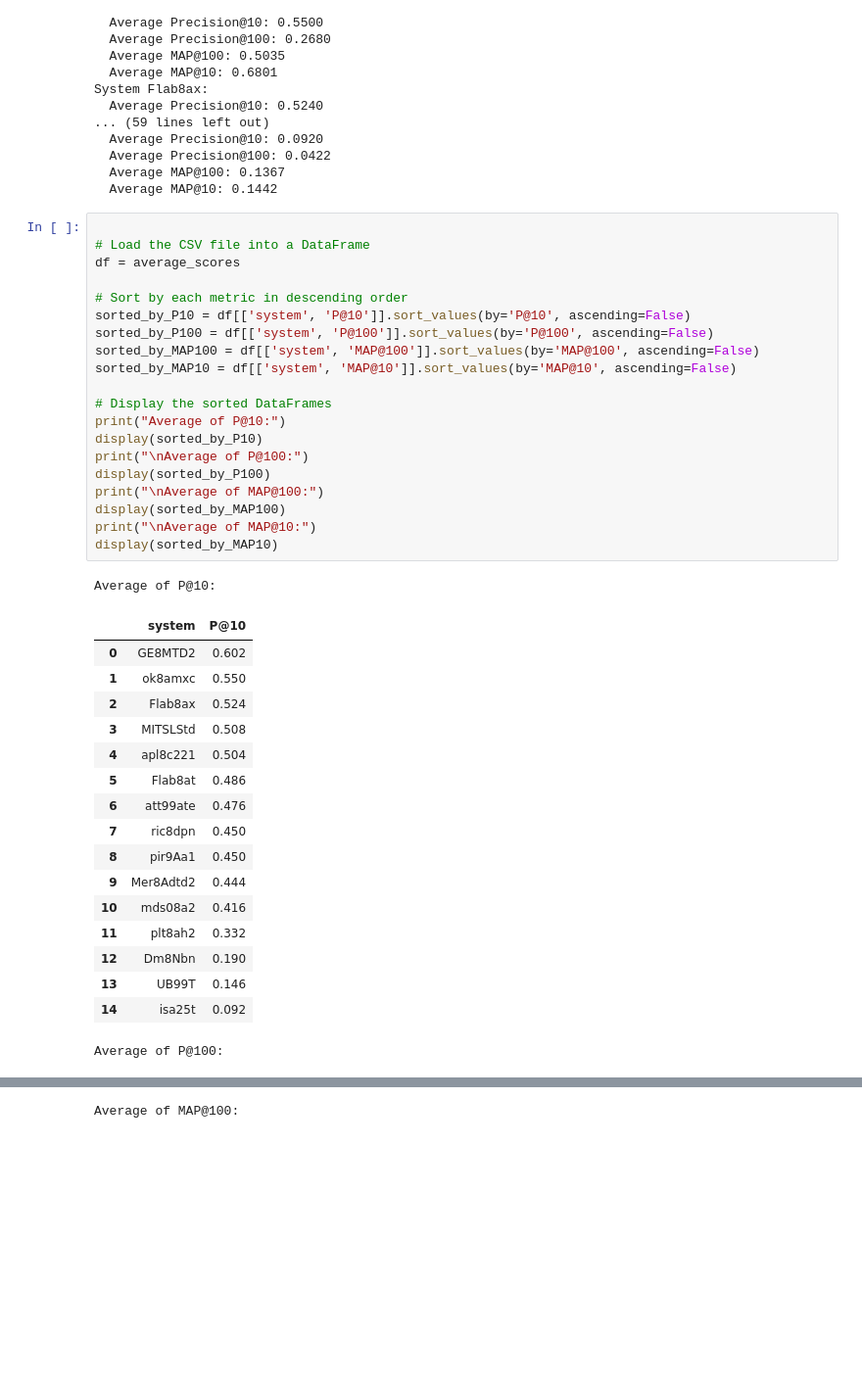
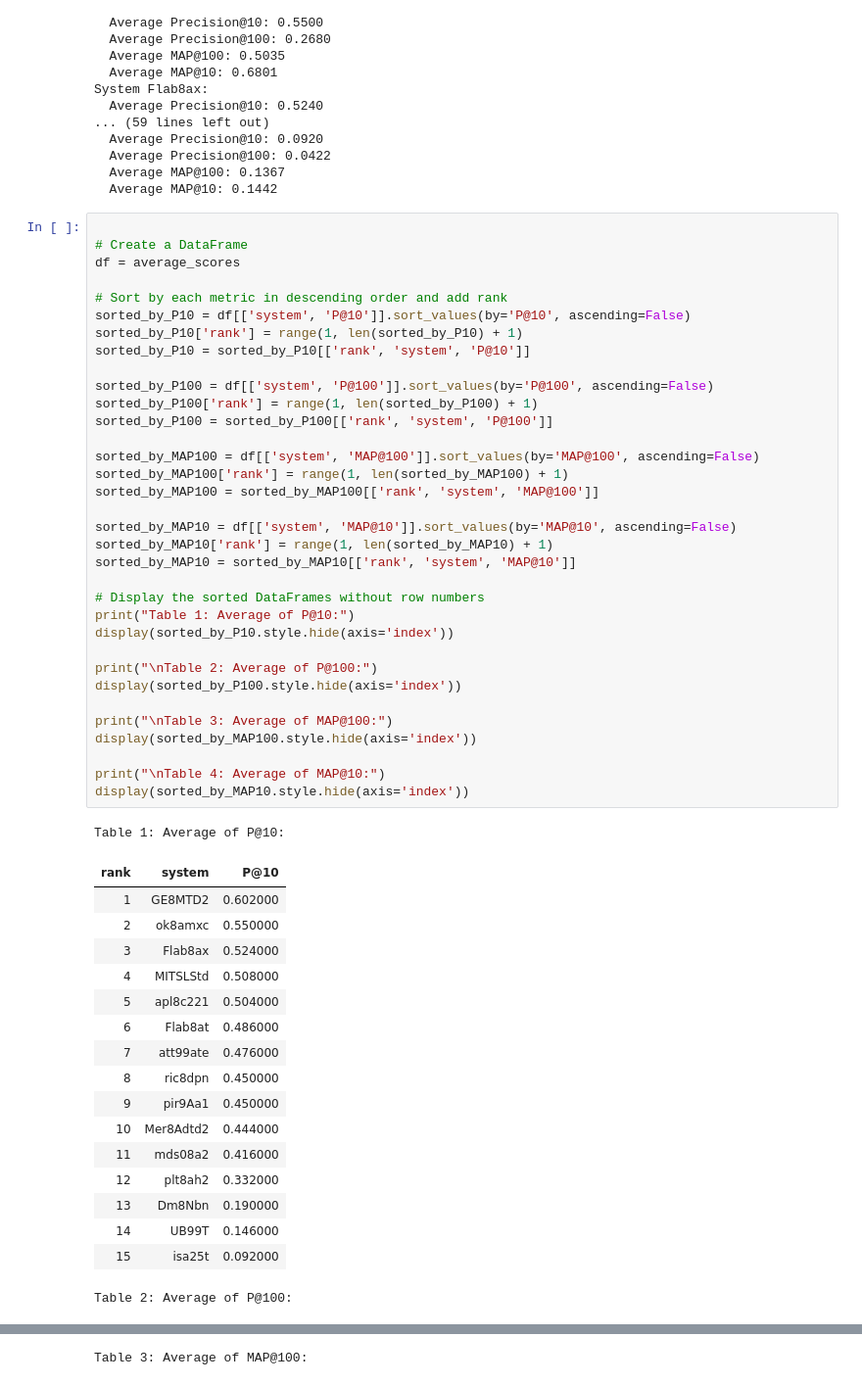
Before and after one commit to naisyh/IR, a Jupyter notebook: PandMAP.ipynb, the cells around one changed output, grey strips where cells are left out. Shown at 98% size. Cells and saved outputs as stored; diff of their text form; blank space fills up the shorter version.

Commit message:
rank update

```diff
--- a/PandMAP.ipynb
+++ b/PandMAP.ipynb
@@ -378,40 +378,54 @@ System Flab8ax:
   Average MAP@10: 0.1442
 # %%
 
-# Load the CSV file into a DataFrame
+# Create a DataFrame
 df = average_scores
 
-# Sort by each metric in descending order
+# Sort by each metric in descending order and add rank
 sorted_by_P10 = df[['system', 'P@10']].sort_values(by='P@10', ascending=False)
+sorted_by_P10['rank'] = range(1, len(sorted_by_P10) + 1)
+sorted_by_P10 = sorted_by_P10[['rank', 'system', 'P@10']]
+
 sorted_by_P100 = df[['system', 'P@100']].sort_values(by='P@100', ascending=False)
+sorted_by_P100['rank'] = range(1, len(sorted_by_P100) + 1)
+sorted_by_P100 = sorted_by_P100[['rank', 'system', 'P@100']]
+
 sorted_by_MAP100 = df[['system', 'MAP@100']].sort_values(by='MAP@100', ascending=False)
+sorted_by_MAP100['rank'] = range(1, len(sorted_by_MAP100) + 1)
+sorted_by_MAP100 = sorted_by_MAP100[['rank', 'system', 'MAP@100']]
+
 sorted_by_MAP10 = df[['system', 'MAP@10']].sort_values(by='MAP@10', ascending=False)
+sorted_by_MAP10['rank'] = range(1, len(sorted_by_MAP10) + 1)
+sorted_by_MAP10 = sorted_by_MAP10[['rank', 'system', 'MAP@10']]
 
-# Display the sorted DataFrames
-print("Average of P@10:")
-display(sorted_by_P10)
-print("\nAverage of P@100:")
-display(sorted_by_P100)
-print("\nAverage of MAP@100:")
-display(sorted_by_MAP100)
-print("\nAverage of MAP@10:")
-display(sorted_by_MAP10)
+# Display the sorted DataFrames without row numbers
+print("Table 1: Average of P@10:")
+display(sorted_by_P10.style.hide(axis='index'))
+
+print("\nTable 2: Average of P@100:")
+display(sorted_by_P100.style.hide(axis='index'))
+
+print("\nTable 3: Average of MAP@100:")
+display(sorted_by_MAP100.style.hide(axis='index'))
+
+print("\nTable 4: Average of MAP@10:")
+display(sorted_by_MAP10.style.hide(axis='index'))
 # %% [output]
-Average of P@10:
+Table 1: Average of P@10:
-|  | system | P@10 |
-| 0 | GE8MTD2 | 0.602 |
-| 1 | ok8amxc | 0.550 |
-| 2 | Flab8ax | 0.524 |
-| 3 | MITSLStd | 0.508 |
-| 4 | apl8c221 | 0.504 |
-| 5 | Flab8at | 0.486 |
-| 6 | att99ate | 0.476 |
-| 7 | ric8dpn | 0.450 |
-| 8 | pir9Aa1 | 0.450 |
-| 9 | Mer8Adtd2 | 0.444 |
-| 10 | mds08a2 | 0.416 |
-| 11 | plt8ah2 | 0.332 |
-| 12 | Dm8Nbn | 0.190 |
-| 13 | UB99T | 0.146 |
-| 14 | isa25t | 0.092 |
+| rank | system | P@10 |
+| 1 | GE8MTD2 | 0.602000 |
+| 2 | ok8amxc | 0.550000 |
+| 3 | Flab8ax | 0.524000 |
+| 4 | MITSLStd | 0.508000 |
+| 5 | apl8c221 | 0.504000 |
+| 6 | Flab8at | 0.486000 |
+| 7 | att99ate | 0.476000 |
+| 8 | ric8dpn | 0.450000 |
+| 9 | pir9Aa1 | 0.450000 |
+| 10 | Mer8Adtd2 | 0.444000 |
+| 11 | mds08a2 | 0.416000 |
+| 12 | plt8ah2 | 0.332000 |
+| 13 | Dm8Nbn | 0.190000 |
+| 14 | UB99T | 0.146000 |
+| 15 | isa25t | 0.092000 |
-Average of P@100:
+Table 2: Average of P@100:
@@ -434 +448 @@ Average of P@100:
-Average of MAP@100:
+Table 3: Average of MAP@100:
```
Also changed, not shown: parts of 1 cell of this notebook.
